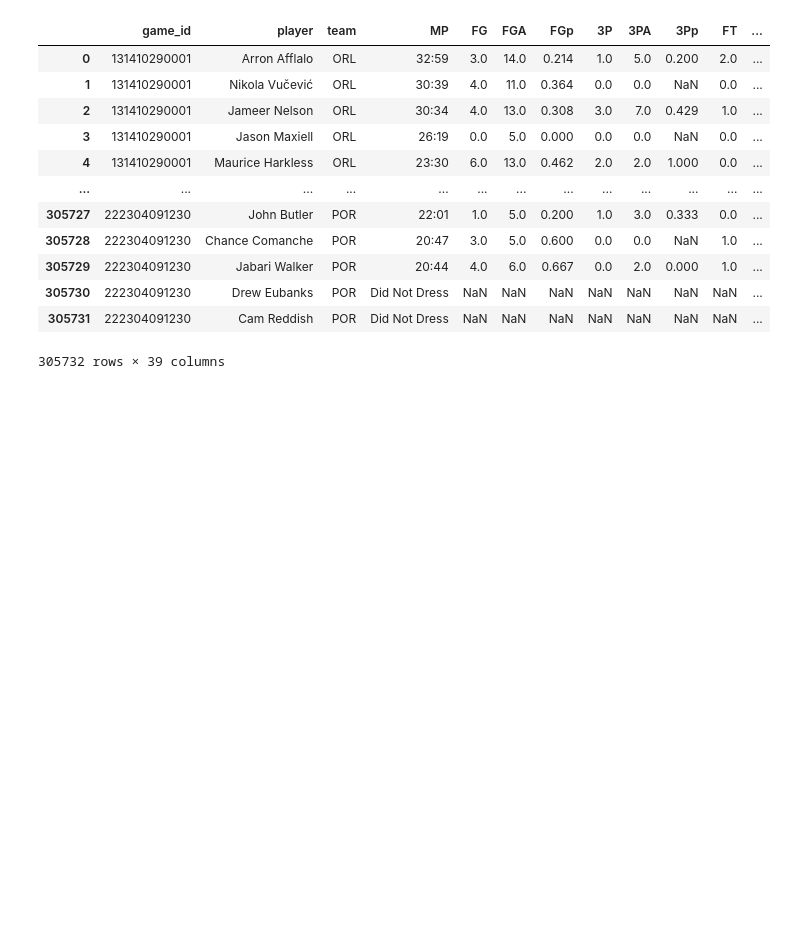
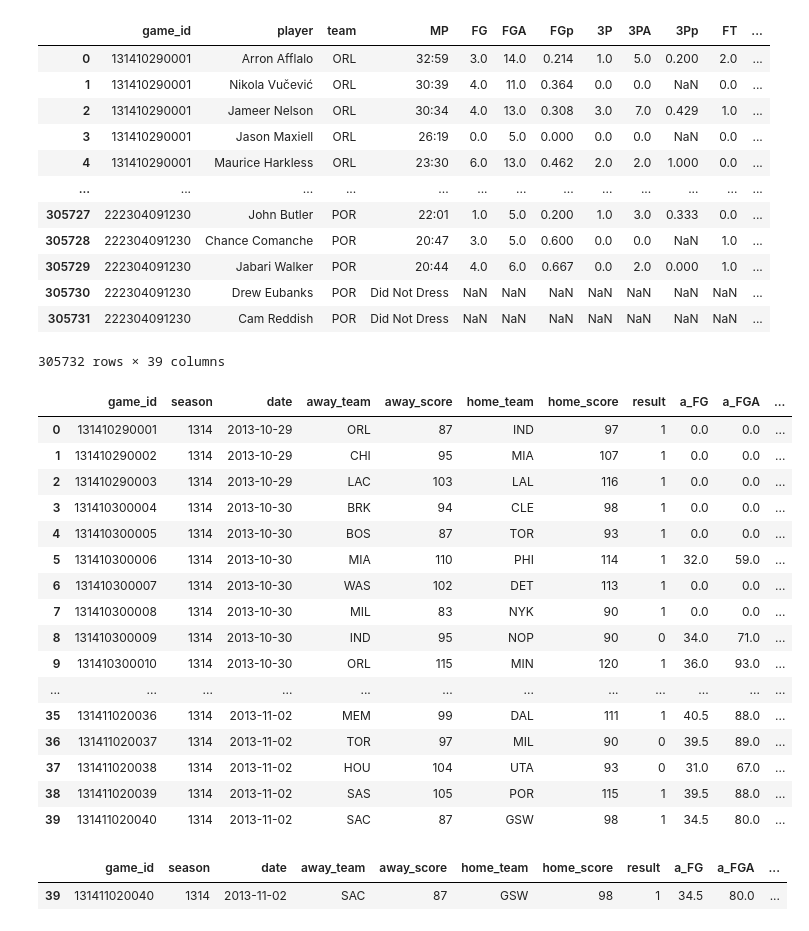
Before and after one commit to luke-lite/NBA-Prediction-Modeling, a Jupyter notebook: data/player_data/Player SQL testing.ipynb, the cells around one changed output. Cells and saved outputs as stored; diff of their text form; code cells hidden in the pictures; blank space fills up the shorter version.

```diff
--- a/data/player_data/Player SQL testing.ipynb
+++ b/data/player_data/Player SQL testing.ipynb
@@ -89,3 +72,0 @@ for gid in game_ids:
-# %%
-current_players = list(raw_ps['player'][raw_ps['game_id'] == gid])
-curr_ps = test_ps[test_ps['player'].isin(current_players)]
@@ -399,0 +210,60 @@ team_past_n_games_df.loc[idx] = [name, team, FG_avg, FGA_avg, FGp_avg, _3P_avg,
+# %%
+# drop unecessary rows and columns
+ps_df = player_stats[player_stats['MP'] != 'Did Not Dress']
+ps_df.reset_index(inplace=True, drop=True)
+ps_df.drop(['MP', 'ORtg', 'DRtg', 'BPM'], axis=1, inplace=True)
+
+final_away_columns = [f'a_{column}' for column in ps_df.loc[:,'FG':'PIE']]
+final_home_columns = [f'h_{column}' for column in ps_df.loc[:,'FG':'PIE']]
+final_columns = list(game_info.columns) + final_away_columns + final_home_columns
+
+player_agg_team_stats = pd.DataFrame(columns = final_columns)
+# %%
+for gid in game_ids:
+
+    a_team = game_info['away_team'][game_info['game_id'] == gid].values[0]
+    h_team = game_info['home_team'][game_info['game_id'] == gid].values[0]
+
+    # create list of column names for player/team averages
+#     avg_columns = [column for column in ps_df.columns[1:3]] + [f'{column}_avg' for column in ps_df.columns[3:]]
+    avg_columns = list(ps_df.columns[1:])
+    a_avg_columns = [f'a_{column}' for column in avg_columns[1:]]
+    h_avg_columns = [f'h_{column}' for column in avg_columns[1:]]
+
+    # list of active away/home players from current game
+    current_a_players = list(ps_df['player'][(ps_df['game_id'] == gid) & (ps_df['team'] == a_team)])
+    current_h_players = list(ps_df['player'][(ps_df['game_id'] == gid) & (ps_df['team'] == h_team)])
+
+    # current players all past games
+    curr_ps_a = ps_df[ps_df['player'].isin(current_a_players)]
+    curr_ps_h = ps_df[ps_df['player'].isin(current_h_players)]
+
+    away_player_avgs = calc_player_averages(curr_ps_a, n_past_games, current_a_players)
+    home_player_avgs = calc_player_averages(curr_ps_h, n_past_games, current_h_players)
+
+    away_team_agg = calc_team_totals(away_player_avgs, n_past_games, a_h='away')
+    home_team_agg = calc_team_totals(home_player_avgs, n_past_games, a_h='home')
+
+    current_game_info = game_info[game_info['game_id'] == gid].reset_index(drop=True)
+
+    player_agg_team_stats = record_team_avgs(current_game_info, away_team_agg, home_team_agg, player_agg_team_stats)
+# %%
+player_agg_team_stats
+# %% [output]
+|  | game_id | season | date | away_team | away_score | home_team | home_score | result | a_FG | a_FGA | ... |
+| 0 | 131410290001 | 1314 | 2013-10-29 | ORL | 87 | IND | 97 | 1 | 0.0 | 0.0 | ... |
+| 1 | 131410290002 | 1314 | 2013-10-29 | CHI | 95 | MIA | 107 | 1 | 0.0 | 0.0 | ... |
+| 2 | 131410290003 | 1314 | 2013-10-29 | LAC | 103 | LAL | 116 | 1 | 0.0 | 0.0 | ... |
+| 3 | 131410300004 | 1314 | 2013-10-30 | BRK | 94 | CLE | 98 | 1 | 0.0 | 0.0 | ... |
+| 4 | 131410300005 | 1314 | 2013-10-30 | BOS | 87 | TOR | 93 | 1 | 0.0 | 0.0 | ... |
+| 5 | 131410300006 | 1314 | 2013-10-30 | MIA | 110 | PHI | 114 | 1 | 32.0 | 59.0 | ... |
+| 6 | 131410300007 | 1314 | 2013-10-30 | WAS | 102 | DET | 113 | 1 | 0.0 | 0.0 | ... |
+| 7 | 131410300008 | 1314 | 2013-10-30 | MIL | 83 | NYK | 90 | 1 | 0.0 | 0.0 | ... |
+| 8 | 131410300009 | 1314 | 2013-10-30 | IND | 95 | NOP | 90 | 0 | 34.0 | 71.0 | ... |
+| 9 | 131410300010 | 1314 | 2013-10-30 | ORL | 115 | MIN | 120 | 1 | 36.0 | 93.0 | ... |
+| ... | ... | ... | ... | ... | ... | ... | ... | ... | ... | ... | ... |
+| 35 | 131411020036 | 1314 | 2013-11-02 | MEM | 99 | DAL | 111 | 1 | 40.5 | 88.0 | ... |
+| 36 | 131411020037 | 1314 | 2013-11-02 | TOR | 97 | MIL | 90 | 0 | 39.5 | 89.0 | ... |
+| 37 | 131411020038 | 1314 | 2013-11-02 | HOU | 104 | UTA | 93 | 0 | 31.0 | 67.0 | ... |
+| 38 | 131411020039 | 1314 | 2013-11-02 | SAS | 105 | POR | 115 | 1 | 39.5 | 88.0 | ... |
+| 39 | 131411020040 | 1314 | 2013-11-02 | SAC | 87 | GSW | 98 | 1 | 34.5 | 80.0 | ... |
@@ -399,0 +279,5 @@ team_past_n_games_df.loc[idx] = [name, team, FG_avg, FGA_avg, FGp_avg, _3P_avg,
+# %%
+test_team_aggs
+# %% [output]
+|  | game_id | season | date | away_team | away_score | home_team | home_score | result | a_FG | a_FGA | ... |
+| 39 | 131411020040 | 1314 | 2013-11-02 | SAC | 87 | GSW | 98 | 1 | 34.5 | 80.0 | ... |
```
Also changed, not shown: parts of 29 cells of this notebook.
